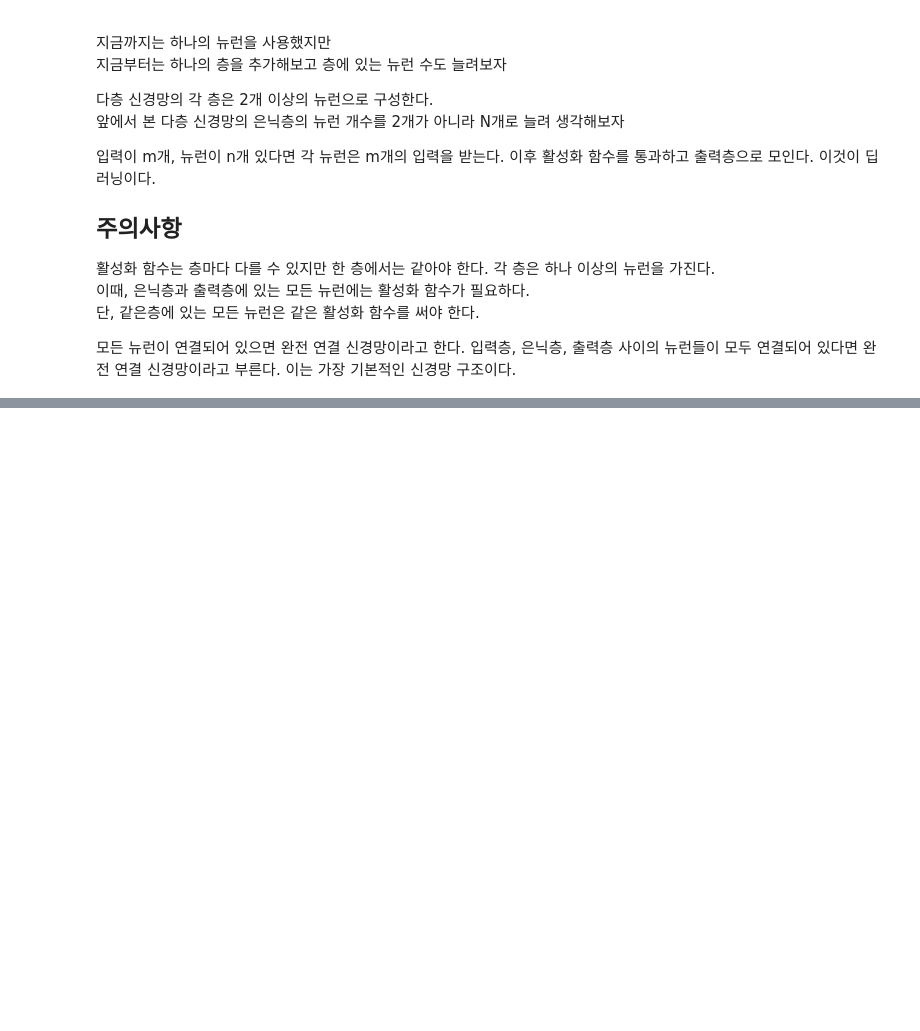
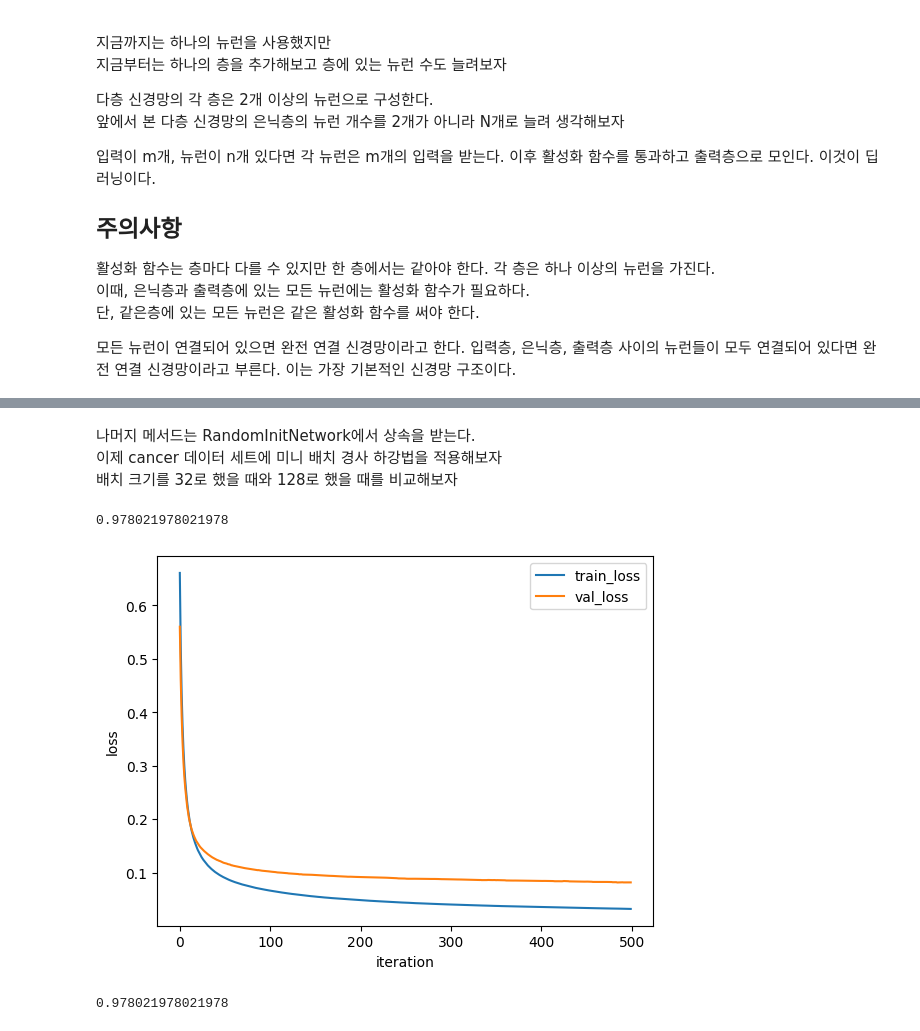
Before and after one commit to Tarel-Github/Artificial_Intelligence_practice, a Jupyter notebook: 02. Doit_DeepLearning/4-1. 다층신경망: 2개의 층을 연결.ipynb, the cells around one changed output, grey strips where cells are left out. Drawn from its saved outputs; the diff is of its cells as text; code cells hidden in the pictures; blank space fills up the shorter version.

```diff
--- a/02. Doit_DeepLearning/4-1. 다층신경망: 2개의 층을 연결.ipynb
+++ b/02. Doit_DeepLearning/4-1. 다층신경망: 2개의 층을 연결.ipynb
@@ -315,0 +463,29 @@ class DualLayer(SingleLayer):
+# %% [markdown]
+나머지 메서드는 RandomInitNetwork에서 상속을 받는다.
+이제 cancer 데이터 세트에 미니 배치 경사 하강법을 적용해보자
+배치 크기를 32로 했을 때와 128로 했을 때를 비교해보자
+# %%
+# 배치 크기가 32인 경우
+minibatch_net = MinibatchNetwork(l2=0.01, batch_size=32)
+minibatch_net.fit(x_train_scaled, y_train,
+                  x_val=x_val_scaled, y_val=y_val, epochs=500)
+minibatch_net.score(x_val_scaled, y_val)
+# %% [output]
+0.978021978021978
+# %%
+plt.plot(minibatch_net.losses)
+plt.plot(minibatch_net.val_losses)
+plt.ylabel('loss')
+plt.xlabel('iteration')
+plt.legend(['train_loss', 'val_loss'])
+plt.show()
+# %% [output]
+[figure, added]
+# %%
+# 배치크기가 128인 경우
+minibatch_net = MinibatchNetwork(l2=0.01, batch_size=128)
+minibatch_net.fit(x_train_scaled, y_train,
+                  x_val=x_val_scaled, y_val=y_val, epochs=500)
+minibatch_net.score(x_val_scaled, y_val)
+# %% [output]
+0.978021978021978
```
Also changed, not shown: parts of 20 cells of this notebook.
